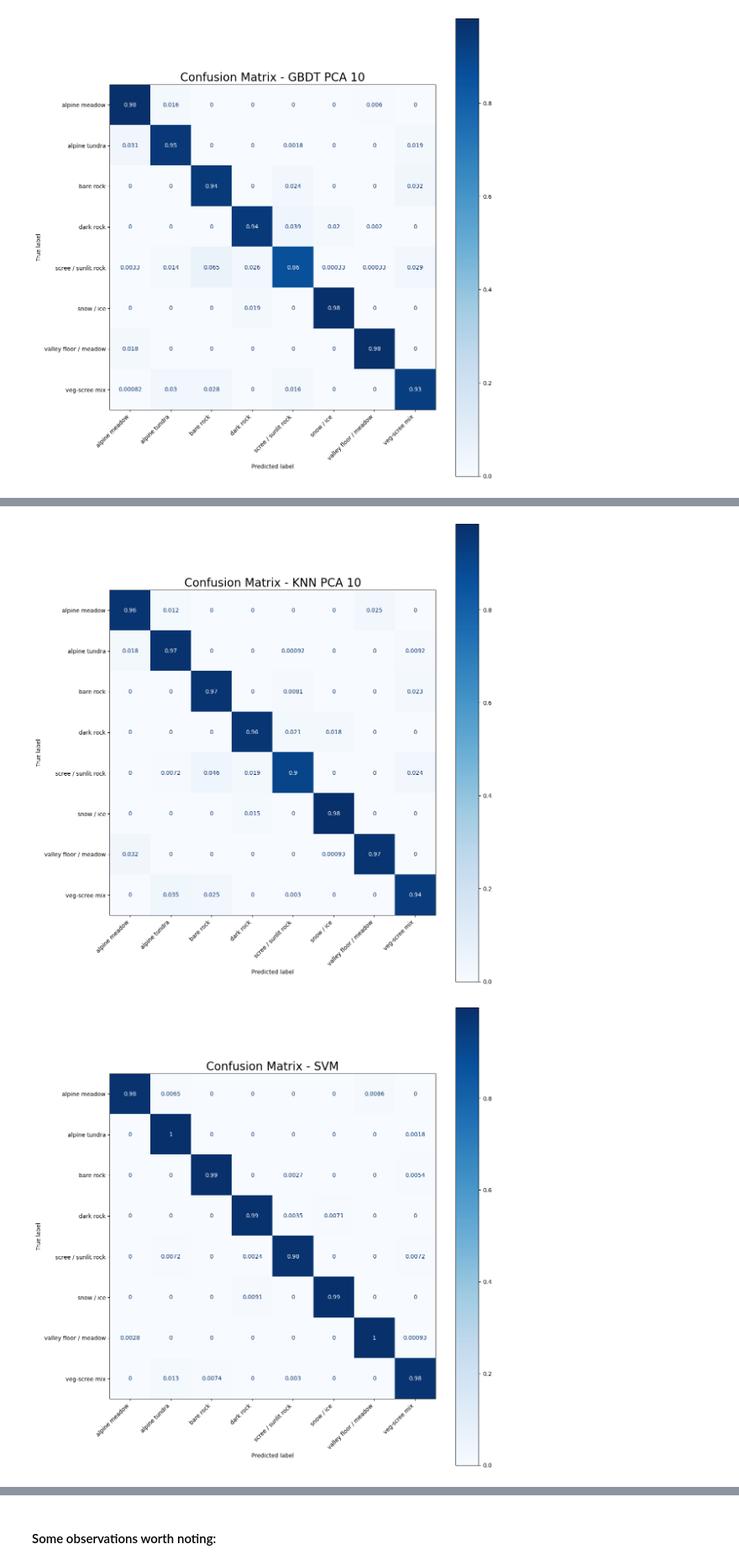
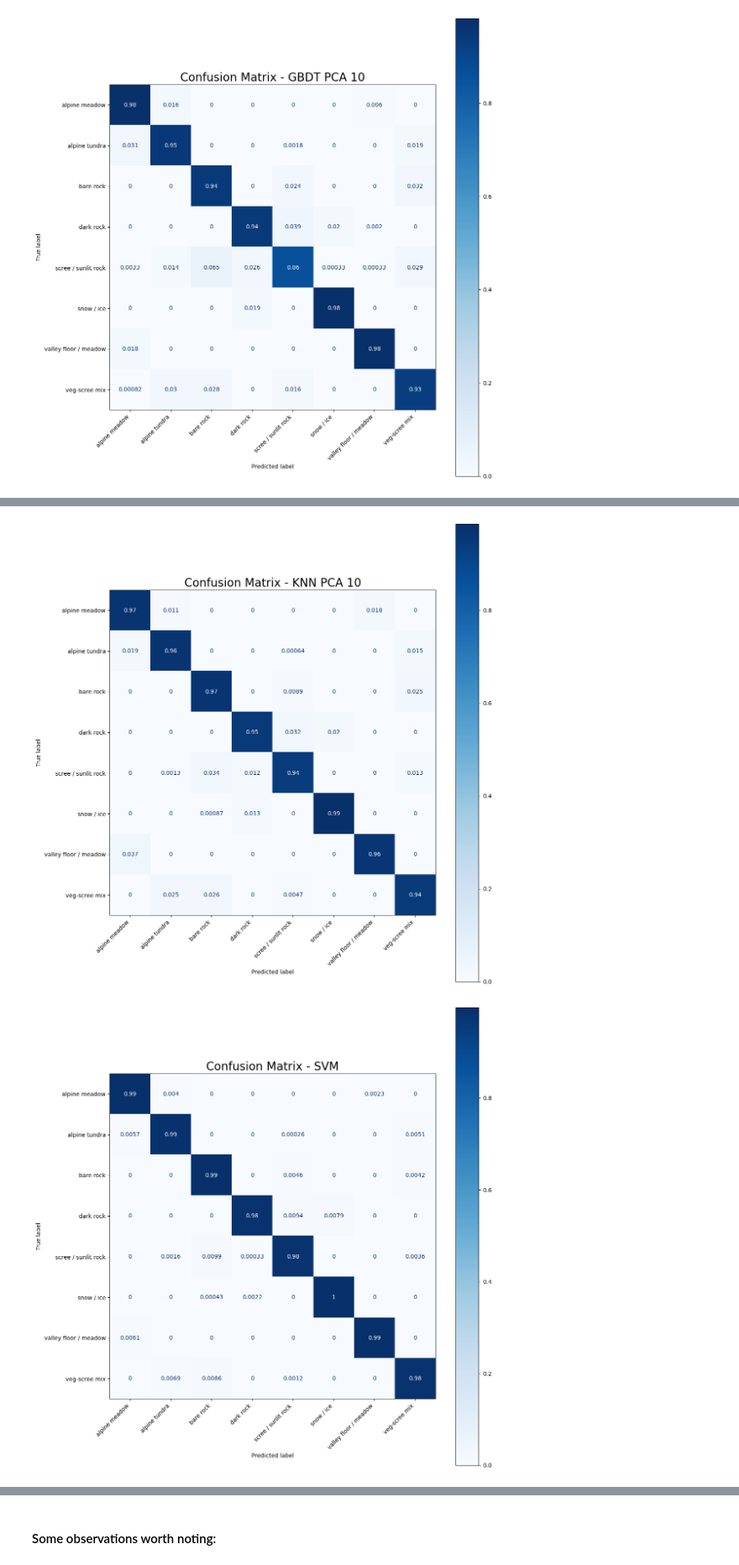
Before and after one commit to Mihneapiuaru/ml_project, a Jupyter notebook: task1_updated.ipynb, the cells around one changed output, grey strips where cells are left out. Shown: that part at 84% size. Drawn from its saved outputs; the diff is of its cells as text; code cells hidden in the pictures.

Commit message:
made task 1 consistent and safe for model comparison, add model proposal for task 2, and most up-to-date report draft

```diff
--- a/task1_updated.ipynb
+++ b/task1_updated.ipynb
@@ -528,18 +519,11 @@ X_train, X_test, y_train, y_test = train_test_split(
     stratify=target #This ensures the train and test set follow the same distribution as the original dataset
 )
 # %%
-features_1 = data1_1.drop(columns=["land_type","rgb_hex", "overlay_hex"])
-target_1  = data1_1["land_type"]
+data1_1 = X_train.sample(30000, random_state=42)
+y1_1 = y_train.loc[data1_1.index]
+
+X_train_1 = data1_1
+y_train_1 = y1_1
-# %%
-# Sample train/test split for svm, knn
-X_train_1, X_test_1, y_train_1, y_test_1 = train_test_split(
-    features_1,
-    target_1,
-    test_size=0.2,
-    random_state=42,
-    shuffle=True,
-    stratify=target_1 #This ensures the train and test set follow the same distribution as the original dataset
-)
 # %%
 print(f"\n Number of observations in the training set: {X_train.shape[0]}", f"\n Number of observations in the test set: {X_test.shape[0]}")
 
@@ -871,8 +851,9 @@ Performances of each model on the test set.
 # SEPARATELY FOR KNN AND SVM USING THE SUBSAMPLED DATA
 
 # Find the predictions and the performance of each model, both the raw and the PCA
-df_performances_raw_1, df_predictions_raw_1 = multiple_predict_evaluate(models_list_raw_1, X_train_1, X_test_1, y_train_encoded_1, y_test_encoded_1)
-df_performances_pca_1, df_predictions_pca_1 = multiple_predict_evaluate(models_list_pca_1, X_train_1, X_test_1, y_train_encoded_1, y_test_encoded_1)
+# Though we has to train on subset, we can stull test on original 20% test set to ensure comparability acorss all models
+df_performances_raw_1, df_predictions_raw_1 = multiple_predict_evaluate(models_list_raw_1, X_train_1, X_test, y_train_encoded_1, y_test_encoded)
+df_performances_pca_1, df_predictions_pca_1 = multiple_predict_evaluate(models_list_pca_1, X_train_1, X_test, y_train_encoded_1, y_test_encoded)
 # %%
 df_performances_raw = df_performances_raw.set_index("model")
 df_performances_raw
@@ -1147,12 +1128,12 @@ plot_confusion_matrix(y_test_encoded_1, df_predictions_raw_1["KNN"], le_1.classe
 # %%
 #KNN PCA10
-plot_confusion_matrix(y_test_encoded_1, df_predictions_pca_1["KNN_PCA10"], le_1.classes_, "true", "KNN PCA 10")
+plot_confusion_matrix(y_test_encoded, df_predictions_pca_1["KNN_PCA10"], le_1.classes_, "true", "KNN PCA 10")
 # %% [output]
-[figure, old version]
+[figure, new version]
 # %%
 #SVM
-plot_confusion_matrix(y_test_encoded_1, df_predictions_raw_1["SVM"], le_1.classes_, "true", "SVM")
+plot_confusion_matrix(y_test_encoded, df_predictions_raw_1["SVM"], le_1.classes_, "true", "SVM")
 # %% [output]
-[figure, old version]
+[figure, new version]
 # %%
 # SVM PCA10
```
Also changed, not shown: parts of 30 cells of this notebook, 3 other files.
